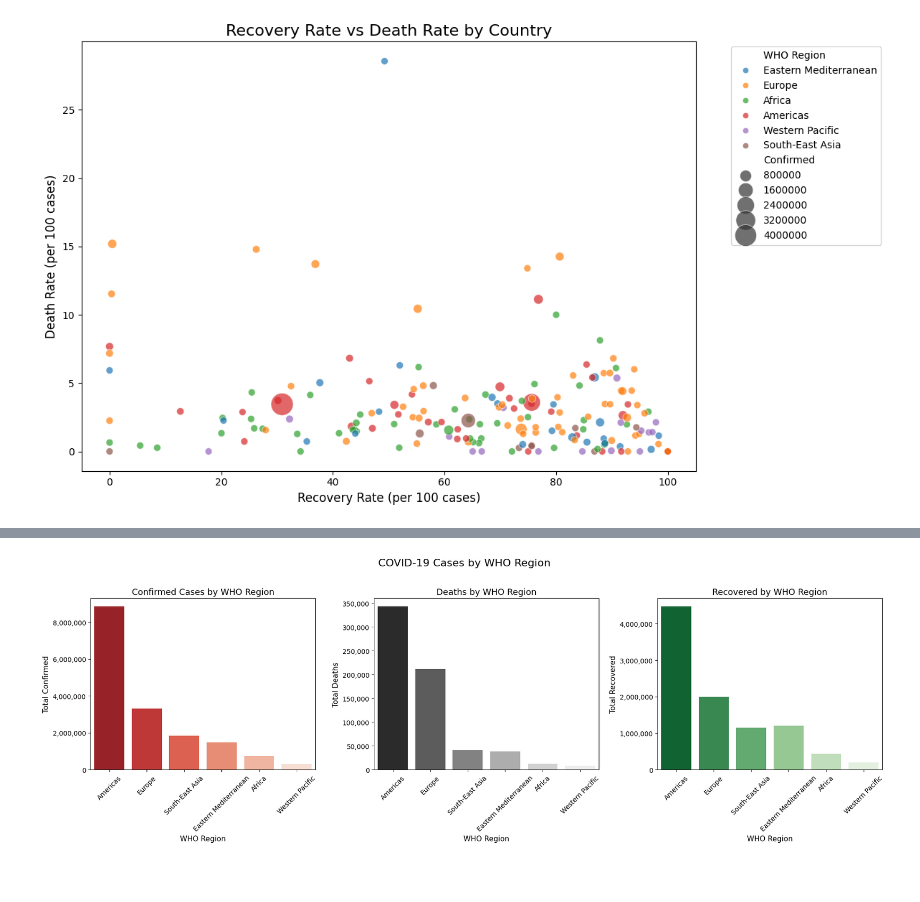
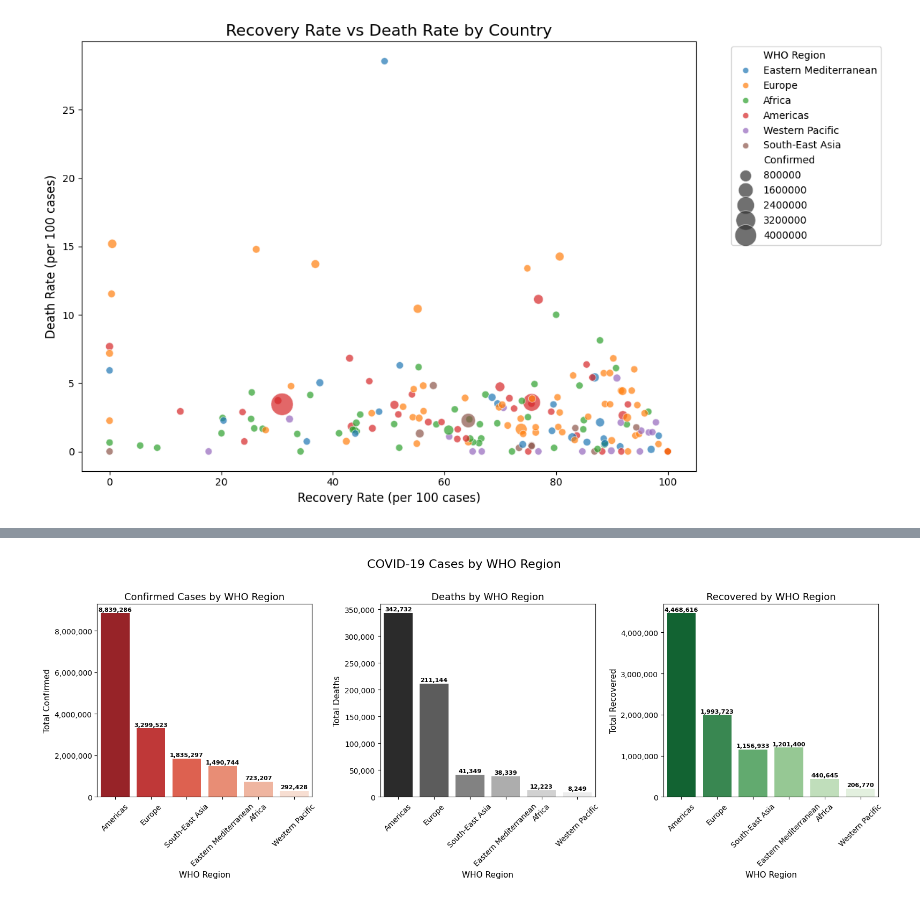
Before and after one commit to jadliudit/covid19-global-analysis, a Jupyter notebook: notebooks/01_data_loading.ipynb, the cells around one changed output, grey strips where cells are left out. Saved outputs shown, nothing was run; the diff lists cells and outputs as text; code cells hidden in the pictures; blank space fills up the shorter version.

```diff
--- a/notebooks/01_data_loading.ipynb
+++ b/notebooks/01_data_loading.ipynb
@@ -565,8 +565,23 @@ sns.barplot(
     data    = top10_confirmed,
     x       = 'Country/Region',
     y       = 'Confirmed',
-    palette = 'Reds_r'
+    hue     = 'Country/Region',  # Added to fix FutureWarning
+    palette = 'Reds_r',
+    legend  = False              # Hide legend as it is not needed
 )
+
+# Adding numbers on top of each bar
+for i, row in enumerate(top10_confirmed.itertuples()):
+    # Formatting the number with commas and placing it on top of each bar
+    plt.text(
+        i,                              # x position - bar number
+        row.Confirmed + 50000,          # y position - slightly above the bar
+        f'{row.Confirmed:,}',           # number formatted with commas
+        ha     = 'center',              # aligning text to center of bar
+        va     = 'bottom',              # placing text at the bottom of the position
+        fontsize = 9,                   # font size
+        fontweight = 'bold'             # making it bold so it stands out
+    )
 
 # Add title and axis labels
 plt.title('Top 10 Countries by Confirmed Cases', fontsize=16)  # Chart title
@@ -772,19 +840,34 @@ region_data = datasets['country_wise_latest'].groupby('WHO Region')[
 ].sum().reset_index()
 
 # Sort by confirmed cases so highest region appears first
-region_data = region_data.sort_values('Confirmed', ascending=False)
+# reset_index so we can access rows by position using loc
+region_data = region_data.sort_values('Confirmed', ascending=False).reset_index(drop=True)
 
-# Create the chart
-fig, axes = plt.subplots(1, 3, figsize=(18, 6))  # 3 side by side charts
+# Create the chart - 3 side by side charts
+fig, axes = plt.subplots(1, 3, figsize=(16, 6))
 
 # ---- Chart 1: Confirmed Cases by Region ----
-sns.barplot(
+ax1 = sns.barplot(
     data    = region_data,
     x       = 'WHO Region',
     y       = 'Confirmed',
+    hue     = 'WHO Region',  # Added to fix FutureWarning
     palette = 'Reds_r',
-    ax      = axes[0]  # Place in first subplot
+    legend  = False,          # Hide legend as it is not needed
+    ax      = axes[0]         # Place in first subplot
 )
+# Add numbers on top of each bar
+for i in range(len(region_data)):
+    value = region_data.loc[i, 'Confirmed']
+    ax1.text(
+        i,              # x position - bar number
+        value + 50000,  # y position - slightly above the bar
+        f'{value:,}',   # number formatted with commas
+        ha         = 'center',  # center align text
+        va         = 'bottom',  # place at bottom of position
+        fontsize   = 8,         # font size
+        fontweight = 'bold'     # bold so it stands out
+    )
 axes[0].set_title('Confirmed Cases by WHO Region', fontsize=13)
 axes[0].set_xlabel('WHO Region', fontsize=11)
 axes[0].set_ylabel('Total Confirmed', fontsize=11)
@@ -794,13 +877,27 @@ axes[0].yaxis.set_major_formatter(
 )
 
 # ---- Chart 2: Deaths by Region ----
-sns.barplot(
+ax2 = sns.barplot(
     data    = region_data,
     x       = 'WHO Region',
     y       = 'Deaths',
+    hue     = 'WHO Region',  # Added to fix FutureWarning
     palette = 'Greys_r',
-    ax      = axes[1]  # Place in second subplot
+    legend  = False,          # Hide legend as it is not needed
+    ax      = axes[1]         # Place in second subplot
 )
+# Add numbers on top of each bar
+for i in range(len(region_data)):
+    value = region_data.loc[i, 'Deaths']
+    ax2.text(
+        i,             # x position - bar number
+        value + 2000,  # y position - slightly above the bar
+        f'{value:,}',  # number formatted with commas
+        ha         = 'center',
+        va         = 'bottom',
+        fontsize   = 8,
+        fontweight = 'bold'
+    )
 axes[1].set_title('Deaths by WHO Region', fontsize=13)
 axes[1].set_xlabel('WHO Region', fontsize=11)
 axes[1].set_ylabel('Total Deaths', fontsize=11)
@@ -810,13 +907,27 @@ axes[1].yaxis.set_major_formatter(
 )
 
 # ---- Chart 3: Recovered by Region ----
-sns.barplot(
+ax3 = sns.barplot(
     data    = region_data,
     x       = 'WHO Region',
     y       = 'Recovered',
+    hue     = 'WHO Region',  # Added to fix FutureWarning
     palette = 'Greens_r',
-    ax      = axes[2]  # Place in third subplot
+    legend  = False,          # Hide legend as it is not needed
+    ax      = axes[2]         # Place in third subplot
 )
+# Add numbers on top of each bar
+for i in range(len(region_data)):
+    value = region_data.loc[i, 'Recovered']
+    ax3.text(
+        i,             # x position - bar number
+        value + 20000, # y position - slightly above the bar
+        f'{value:,}',  # number formatted with commas
+        ha         = 'center',
+        va         = 'bottom',
+        fontsize   = 8,
+        fontweight = 'bold'
+    )
 axes[2].set_title('Recovered by WHO Region', fontsize=13)
 axes[2].set_xlabel('WHO Region', fontsize=11)
 axes[2].set_ylabel('Total Recovered', fontsize=11)
@@ -848 +948 @@ Passing `palette` without assigning `hue` is deprecated and will be removed in v
-[figure, old version]
+[figure, new version]
```
Also changed, not shown: parts of 4 cells of this notebook.
